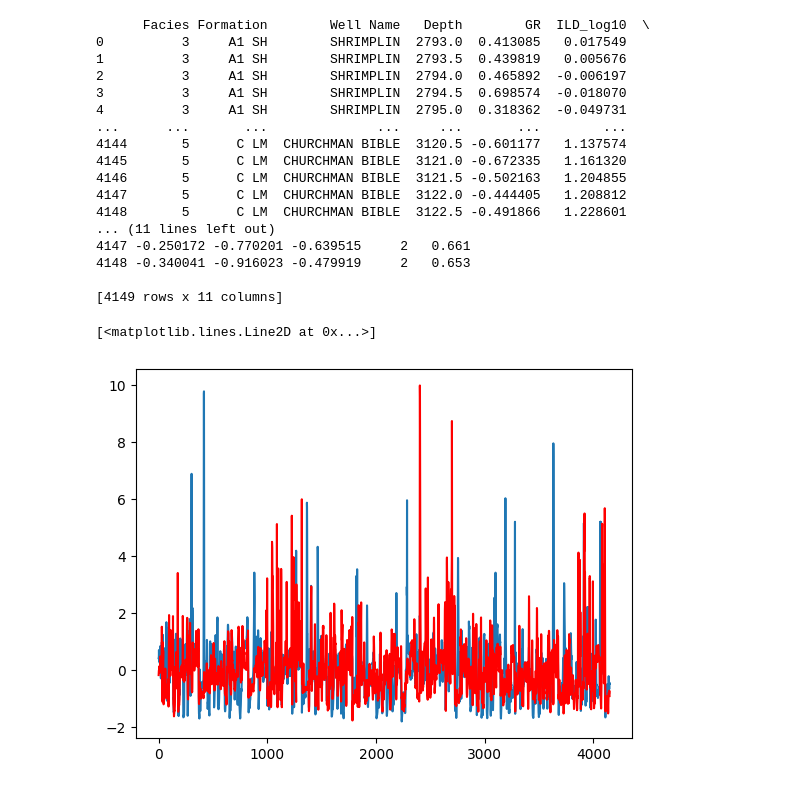
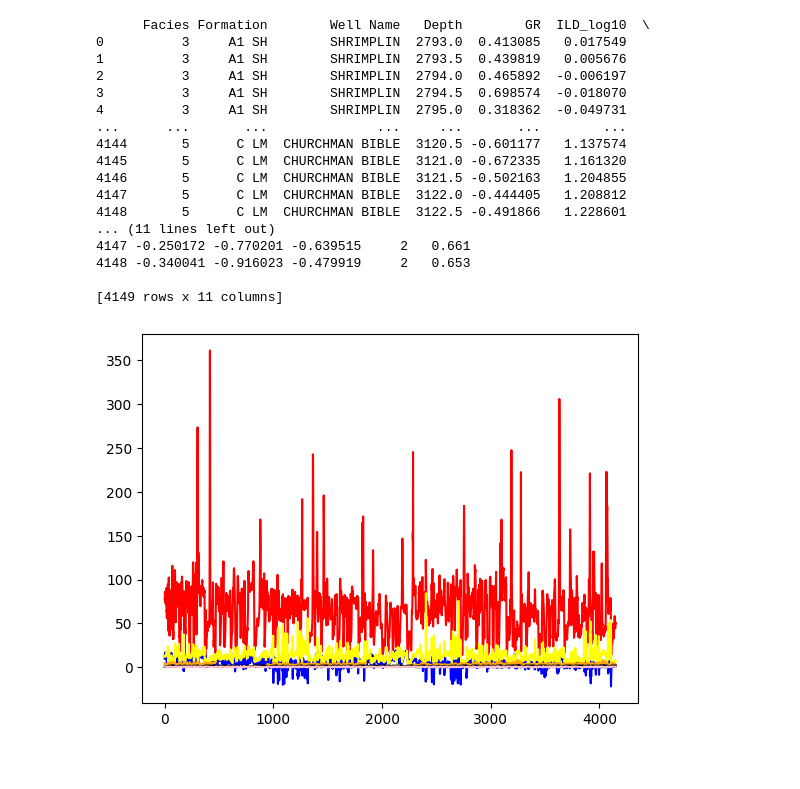
Before and after one commit to PongthepGeo/reservoir, a Jupyter notebook: test_1well.ipynb, the cells around one changed output. Saved outputs shown, nothing was run; the diff lists cells and outputs as text; code cells hidden in the pictures.

```diff
--- a/test_1well.ipynb
+++ b/test_1well.ipynb
@@ -42,11 +45,13 @@ print(normalized_data)
 4148 -0.340041 -0.916023 -0.479919     2   0.653
 
 [4149 rows x 11 columns]
-# %%
-import matplotlib.pyplot as plt
-
-plt.plot(xxx.GR)
-plt.plot(xxx.PHIND, color='red')
-# %% [output]
-[<matplotlib.lines.Line2D at 0x...>]
-[figure, removed]
+# %%
+import matplotlib.pyplot as plt
+
+log_names     = ['GR', 'ILD_log10', 'DeltaPHI', 'PHIND', 'PE', 'NM_M', 'RELPOS']
+col = ['red', 'green', 'blue', 'yellow', 'orange', 'black', 'pink']
+for index, i in enumerate (log_names):
+	# print(xxx[str(i)])
+	plt.plot(xxx[str(i)], color=col[index])
+# %% [output]
+[figure, added]
```
Also changed, not shown: parts of 1 cell of this notebook.
